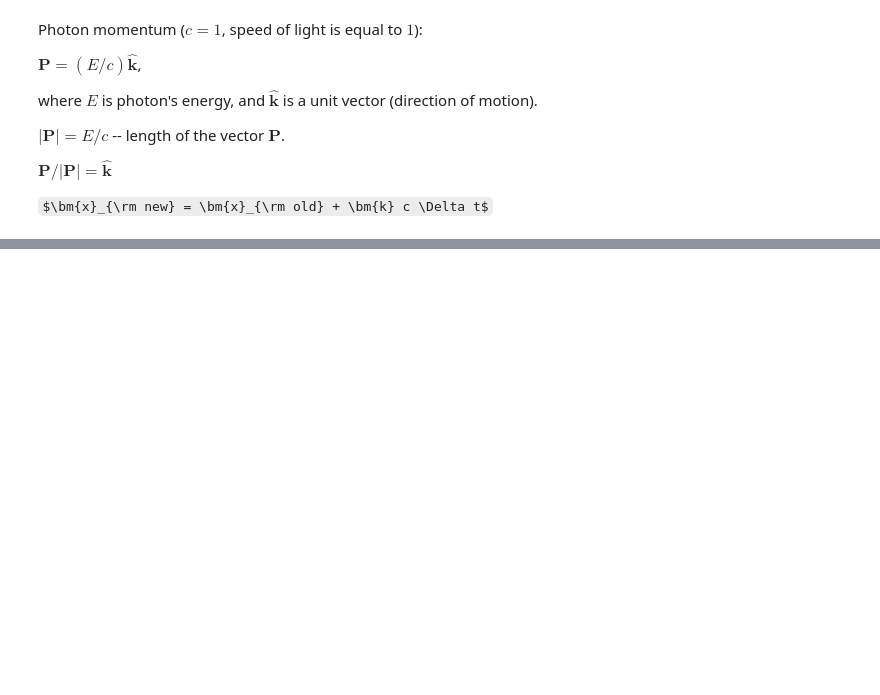
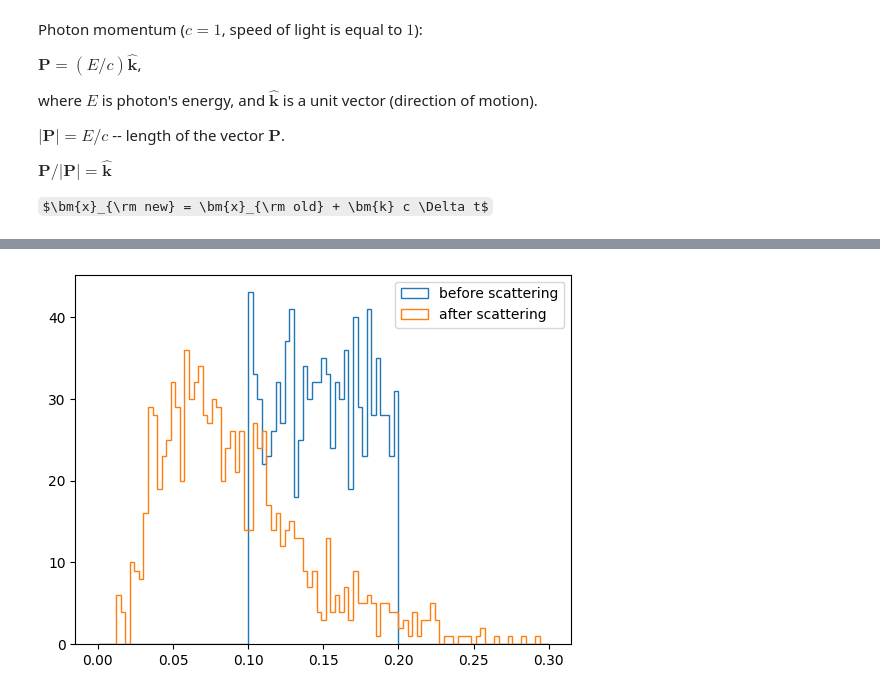
Before and after one commit to windycindyvibes/Compton-Project, a Jupyter notebook: compton.ipynb, the cells around one changed output, grey strips where cells are left out. Cells and saved outputs as stored; diff of their text form; code cells hidden in the pictures; some formulas as TeX source; blank space fills up the shorter version.

```diff
--- a/compton.ipynb
+++ b/compton.ipynb
@@ -80,3 +115,44 @@ scatter
+# %%
+final_photon_positions = []
+final_photon_momenta = []
+
+for photon_pos, photon_mom in zip(photon_positions, photon_momenta):
+    final_photon_pos, final_photon_mom = AdvancePhoton(
+        photon_pos,
+        photon_mom,
+        2,
+        5000,
+        20,
+        Vx,
+        Vy,
+        Vz,
+        xmin,
+        xmax,
+        ymin,
+        ymax,
+        sx,
+        sy,
+        False,
+    )
+    final_photon_positions.append(final_photon_pos)
+    final_photon_momenta.append(final_photon_mom)
+# %%
+plt.hist(
+    np.array(photon_momenta)[:, 0],
+    bins=np.linspace(0, 0.3, 100),
+    histtype="step",
+    label="before scattering",
+)
+plt.hist(
+    np.array(final_photon_momenta)[:, 0],
+    bins=np.linspace(0, 0.3, 100),
+    histtype="step",
+    label="after scattering",
+)
+
+_ = plt.legend()
+# %% [output]
+[figure, added]
 # %%
 interval = 1
 
```
Also changed, not shown: parts of 7 cells of this notebook, 1 other file.
